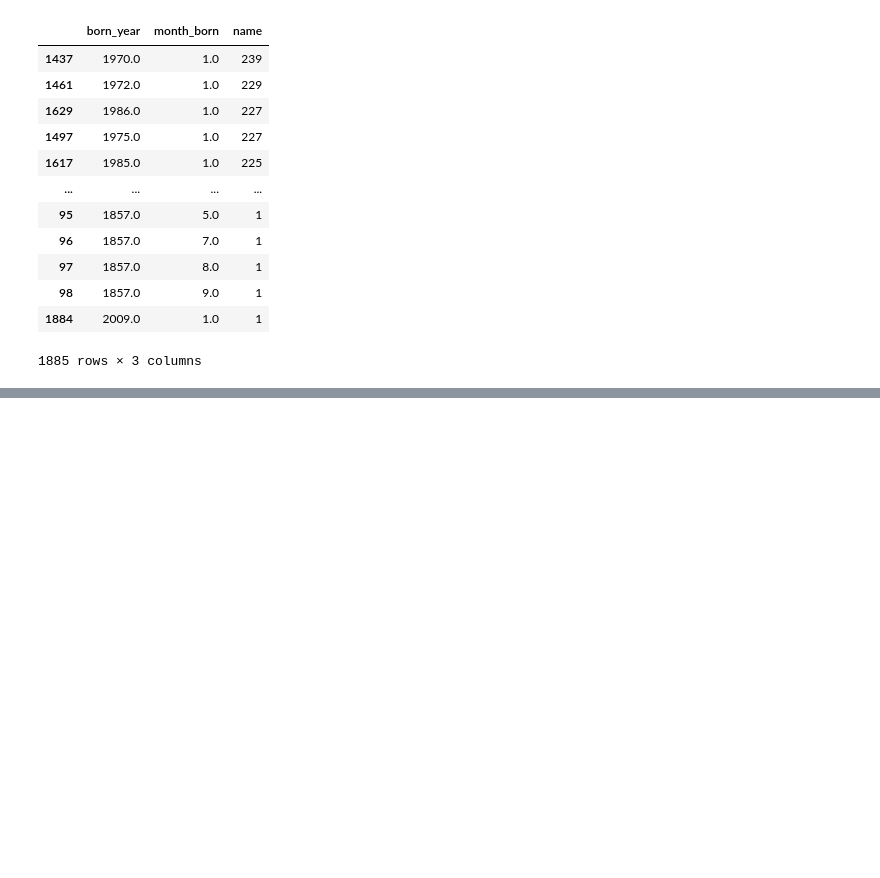
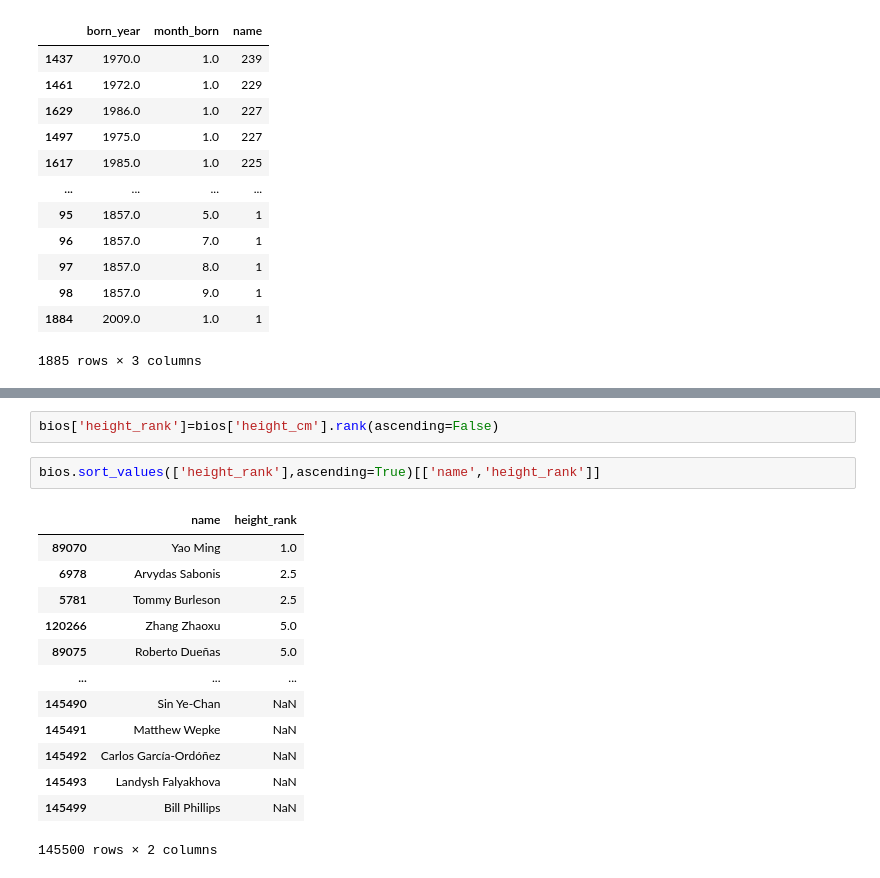
Before and after one commit to Ar3missss/pandas-project, a Jupyter notebook: filtering.ipynb, the cells around one changed output, grey strips where cells are left out. Cells and saved outputs as stored; diff of their text form; blank space fills up the shorter version.

```diff
--- a/filtering.ipynb
+++ b/filtering.ipynb
@@ -805,0 +851,18 @@ bios.groupby([bios['born_year'],bios['month_born']])['name'].count().reset_index
+# %%
+bios['height_rank']=bios['height_cm'].rank(ascending=False)
+# %%
+bios.sort_values(['height_rank'],ascending=True)[['name','height_rank']]
+# %% [output]
+|  | name | height_rank |
+| 89070 | Yao Ming | 1.0 |
+| 6978 | Arvydas Sabonis | 2.5 |
+| 5781 | Tommy Burleson | 2.5 |
+| 120266 | Zhang Zhaoxu | 5.0 |
+| 89075 | Roberto Dueñas | 5.0 |
+| ... | ... | ... |
+| 145490 | Sin Ye-Chan | NaN |
+| 145491 | Matthew Wepke | NaN |
+| 145492 | Carlos García-Ordóñez | NaN |
+| 145493 | Landysh Falyakhova | NaN |
+| 145499 | Bill Phillips | NaN |
+145500 rows × 2 columns
```
Also changed, not shown: parts of 8 cells of this notebook.
